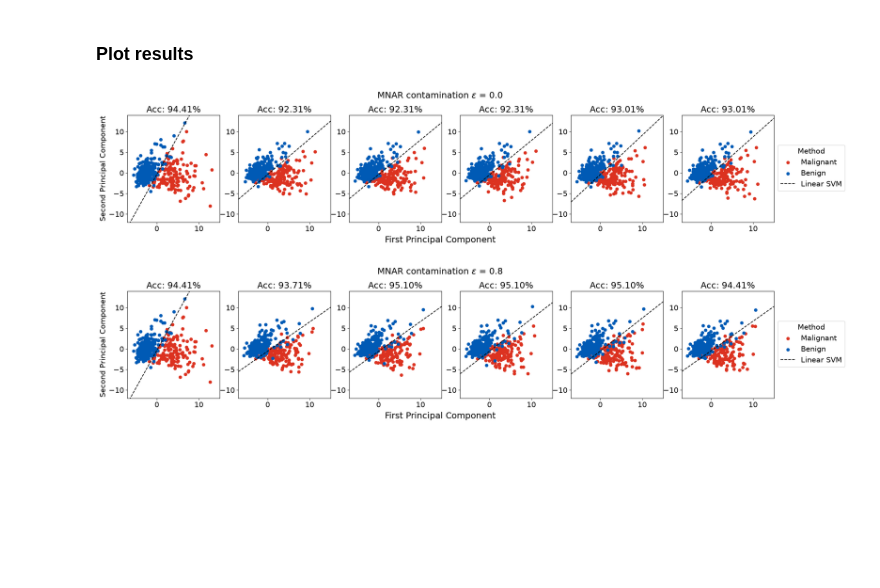
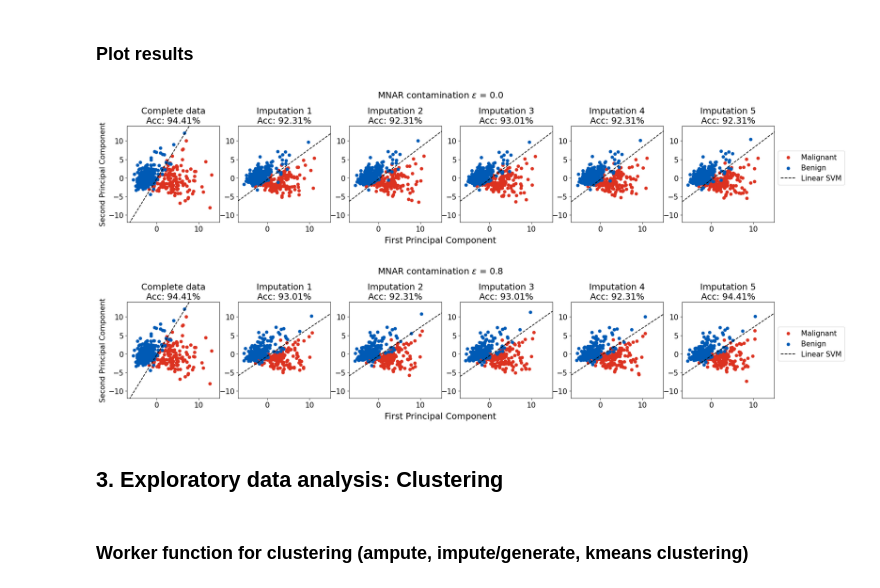
Before and after one commit to huimin-hu-stat/MAR-v2, a Jupyter notebook: application_cancer.ipynb, the cells around one changed output. Drawn from its saved outputs; the diff is of its cells as text; code cells hidden in the pictures; blank space fills up the shorter version.

```diff
--- a/application_cancer.ipynb
+++ b/application_cancer.ipynb
@@ -232,15 +234,21 @@ plot_df = pd.DataFrame(results[0] + results[8])
 plot_df["eps"] = plot_df["eps"].round(2)
 plot_df["method"] = plot_df["method"].map({"gen": "Generation", "imp": "Imputation"})
 
-fig, axes = plt.subplots(1, 2, figsize=(14, 4))
-for ax, col, label in [(axes[0], "clf_accu", "Classification accuracy"), (axes[1], "nndr", "5th percentile NNDR")]:
-    sns.boxplot(data=plot_df, x="eps", y=col, hue="method", ax=ax, patch_artist=True, showfliers=False, widths=0.3)
-    if col == "clf_accu":
-        # sns.boxplot(data=plot_df, x="eps", y=col, hue="method", ax=ax, patch_artist=True, showfliers=False, widths=0.3)
-        ax.axhline(clf_full_accu, color="black", linestyle="--", label='original complete dataset')
-    # else:
-    #     sns.boxplot(data=plot_df[plot_df["method"] == 'Generation'], x="eps", y=col, ax=ax, patch_artist=True, showfliers=False, widths=0.3)
+fig, axes = plt.subplots(1, 3, figsize=(14, 4))#, width_ratios=[0.34, 0.33, 0.33])
+sns.boxplot(data=plot_df, x="eps", y="clf_accu", hue="method", ax=axes[0], patch_artist=True, showfliers=False, widths=0.3)
+axes[0].axhline(clf_full_accu, color="black", linestyle="--", label='complete dataset')
 
+sns.boxplot(data=plot_df[plot_df["method"] == "Generation"], x="eps", y="nndr", ax=axes[1], patch_artist=True, showfliers=False, widths=0.3)
+sns.boxplot(data=plot_df[plot_df["method"] == "Imputation"], x="eps", y="nndr", ax=axes[2], patch_artist=True, showfliers=False, widths=0.3, color=sns.color_palette()[1] )
+
+# axes[2].ticklabel_format(axis="y", style="sci", scilimits=(0, 0), useMathText=True, useOffset=False)
+
+axes[2].ticklabel_format(axis="y", style="sci", scilimits=(0, 0))   # keeps tick labels as 1, 2, 3...
+# axes[2].yaxis.get_offset_text().set_visible(False)                  # hide the automatic one
+
+# axes[2].text(-0.35, 1.1, r"$\cdot 10^{-7}$", transform=axes[2].transAxes, ha="right", va="top")
+
+for ax, label in zip(axes, ["Classification accuracy", "5th percentile NNDR", "5th percentile NNDR"]):
     ax.grid(True, linestyle='--', alpha=0.5)
     ax.set_xlabel("")
     ax.set_ylabel("")
@@ -258,5 +266,5 @@ fig.legend(handles, labels, title="Method",
            loc="center left", bbox_to_anchor=(0.9, 0.5))
 
 fig.supxlabel(r"Level of MNAR contamination ($\varepsilon$)", y=-0.05)
-plt.savefig("results/cancer_classification.png", dpi=150, bbox_inches="tight")
+plt.savefig("cancer_classification.png", dpi=150, bbox_inches="tight")
 # %% [output]
@@ -422,5 +406,5 @@ Average missingness: 21.00%
 ### Start parallel runs
 # %%
 results = Parallel(n_jobs=-1)(
-    delayed(ampute_impute_pca)(Xy_train, c0, eps, pattern_defs, X_test, y_test, method='gmm_impute')
+    delayed(ampute_impute_pca)(X_train, y_train, c0, eps, pattern_defs, X_test, y_test)
     for eps in eps_vals)
@@ -449,6 +418,12 @@ PC_pca, slope, intercept, acc_full = pca_linearsep(X_train, y_train, X_test, y_t
 def plot_pca_svc(ax, pretitle, PC_pca, labels, slope, intercept, acc):
     xlims = [-7, 15]
     ylims = [-12, 14]
+
+    # flip y-axis if misaligned
+    if slope < 0:
+        PC_pca[:, 1] = -PC_pca[:, 1]
+        slope = -slope
+        intercept = -intercept
 
     x_vals = np.array(xlims)
     y_vals = slope * x_vals + intercept
@@ -460,30 +435,37 @@ def plot_pca_svc(ax, pretitle, PC_pca, labels, slope, intercept, acc):
     ax.set_ylim(ylims[0], ylims[1]) #(PC_pca[:, 1].min() - 0.5, PC_pca[:, 1].max() + 0.5)
     ax.set_xlabel('')
     ax.set_ylabel('')
-    ax.set_title(f'Acc: {acc*100:.2f}%') #{pretitle} ---
+    ax.set_title(f'{pretitle}\nAcc: {acc*100:.2f}%') #{pretitle} ---
     ax.legend()
 # %%
+plt.rcParams.update({'font.size': 15})
+
 for i, eps in enumerate(eps_vals):
     if eps not in [0.0, 0.8]:
         continue
     fig, axes = plt.subplots(1, len(results[i]) + 1, figsize=(4*(len(results[i]) + 1), 4))
     # fig.set_title(f'Generated datasets with eps={eps}')
-    plot_pca_svc(axes[0], "Full data", PC_pca, y_train, slope, intercept, acc_full)
+    plot_pca_svc(axes[0], "Complete data", PC_pca, y_train, slope, intercept, acc_full)
     for j, res in enumerate(results[i]):
-        plot_pca_svc(axes[j+1], f"eps = {eps.round(2)}", res['pcs'], res['labels'], res['slope'], res['intercept'], res['acc'])
+        plot_pca_svc(axes[j+1], f'Imputation {j+1}', res['pcs'], res['labels'], res['slope'], res['intercept'], res['acc'])
     axes[0].set_ylabel('Second Principal Component')
     fig.supxlabel("First Principal Component", y=-0.05)
     fig.suptitle(rf"MNAR contamination $\varepsilon$ = {eps}", y=1.05)
+    fig.subplots_adjust(top=0.8)
 
     # grab handles/labels before removing the per-axis legends
     handles, labels = axes[0].get_legend_handles_labels()
     for ax in axes:
         ax.get_legend().remove()
-    fig.legend(handles, labels, title="Method",
+    fig.legend(handles, labels,
                loc="center left", bbox_to_anchor=(0.9, 0.5))
 
-    plt.savefig(f"results/cancer_pca_eps={eps.round(2)}.png", dpi=150, bbox_inches="tight")
+    plt.savefig(f"cancer_pca_eps={eps.round(2)}.png", dpi=150, bbox_inches="tight")
     plt.show()
 # %% [output]
-[figure, old version]
+[figure, new version]
-[figure, old version]
+[figure, new version]
+# %% [markdown]
+## 3. Exploratory data analysis: Clustering
+# %% [markdown]
+### Worker function for clustering (ampute, impute/generate, kmeans clustering)
```
Also changed, not shown: parts of 19 cells of this notebook, 2 other files.
